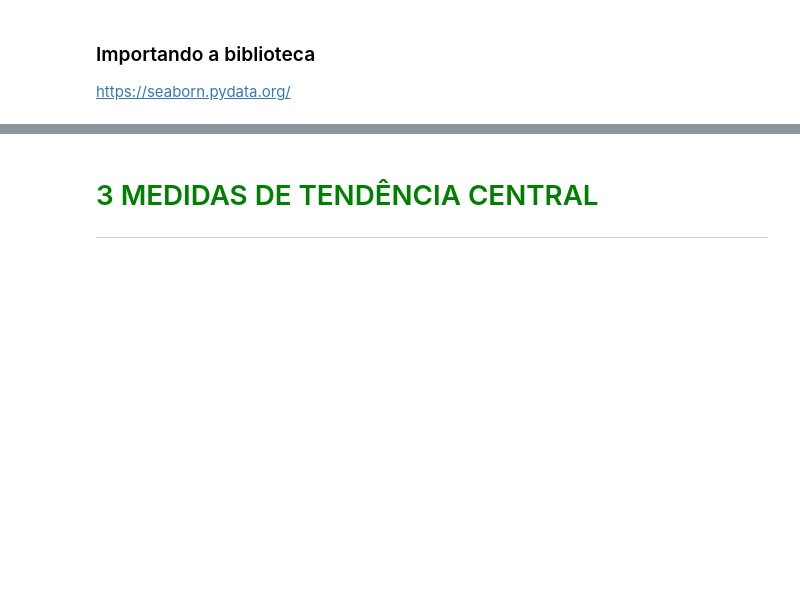
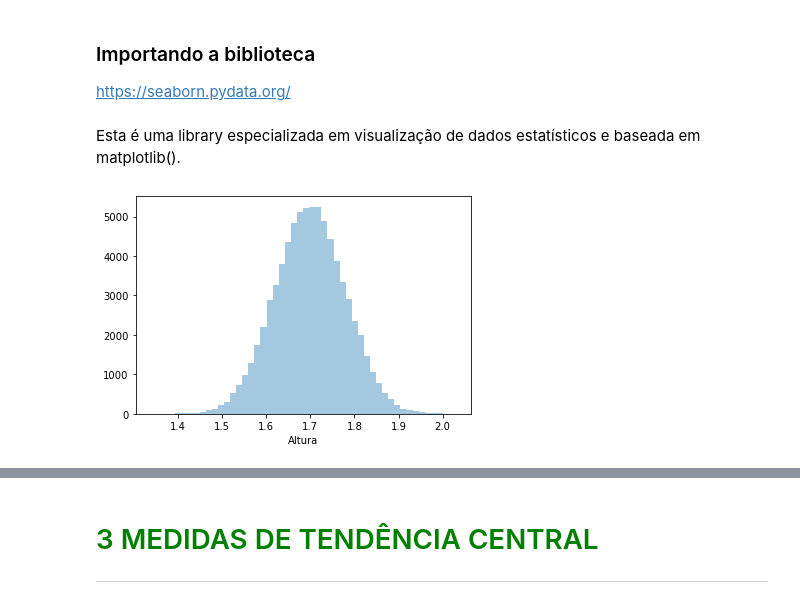
Before and after one commit to NahLima/python-para-analise-dados, a Jupyter notebook: Estatistica/Curso_de_Estatística_Parte_1.ipynb, the cells around one changed output, grey strips where cells are left out. Saved outputs shown, nothing was run; the diff lists cells and outputs as text; code cells hidden in the pictures; blank space fills up the shorter version.

```diff
--- a/Estatistica/Curso_de_Estatística_Parte_1.ipynb
+++ b/Estatistica/Curso_de_Estatística_Parte_1.ipynb
@@ -348,3 +664,5 @@ O <b>HISTOGRAMA</b> é a representação gráfica de uma distribuição de frequ
 ### Importando a biblioteca
 
 https://seaborn.pydata.org/
+# %% [markdown]
+Esta é uma library especializada em visualização de dados estatísticos e baseada em matplotlib().
@@ -350,0 +671,4 @@ https://seaborn.pydata.org/
+# %%
+ax = sns.distplot(dados.Altura, kde = False)
+# %% [output]
+[figure, added]
```
Also changed, not shown: parts of 121 cells of this notebook, 3 other files.
